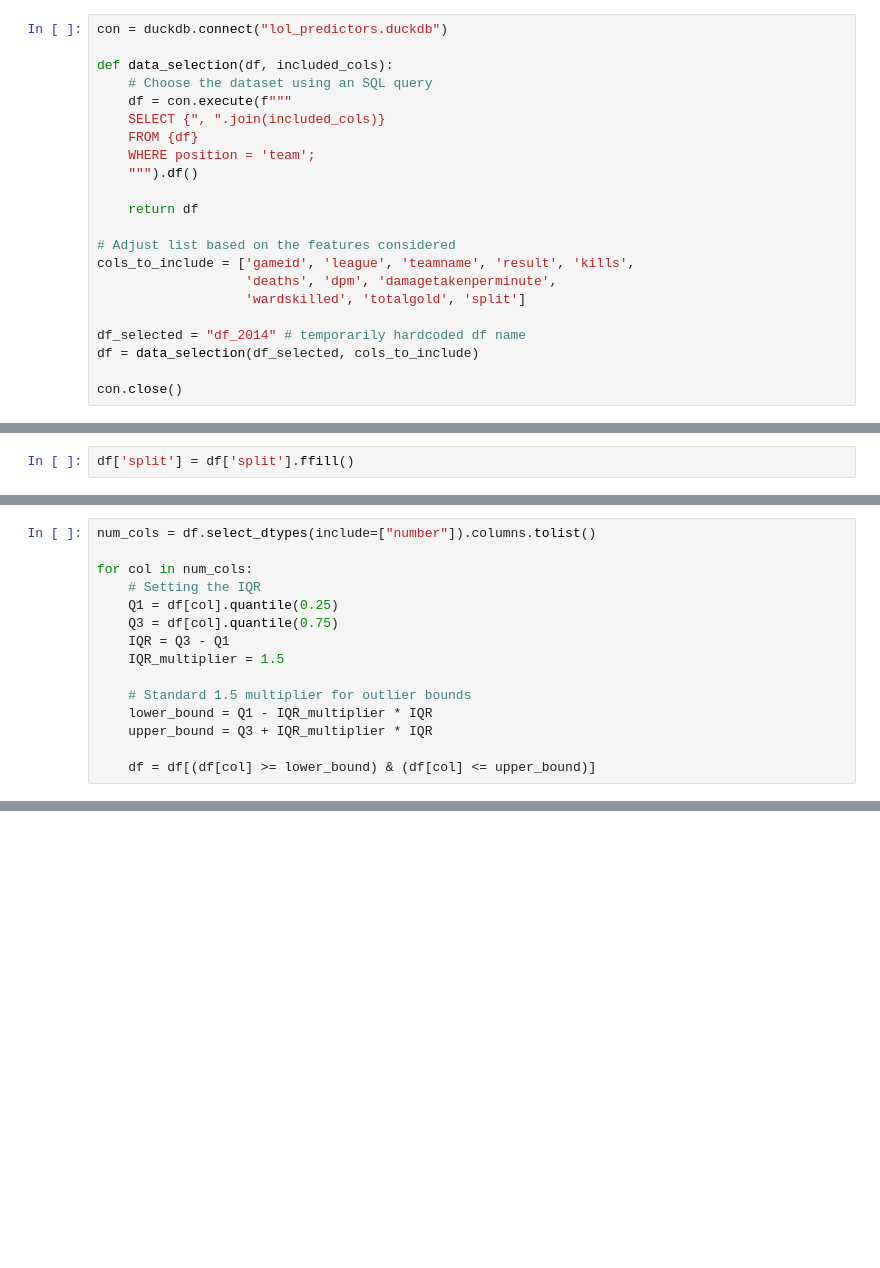
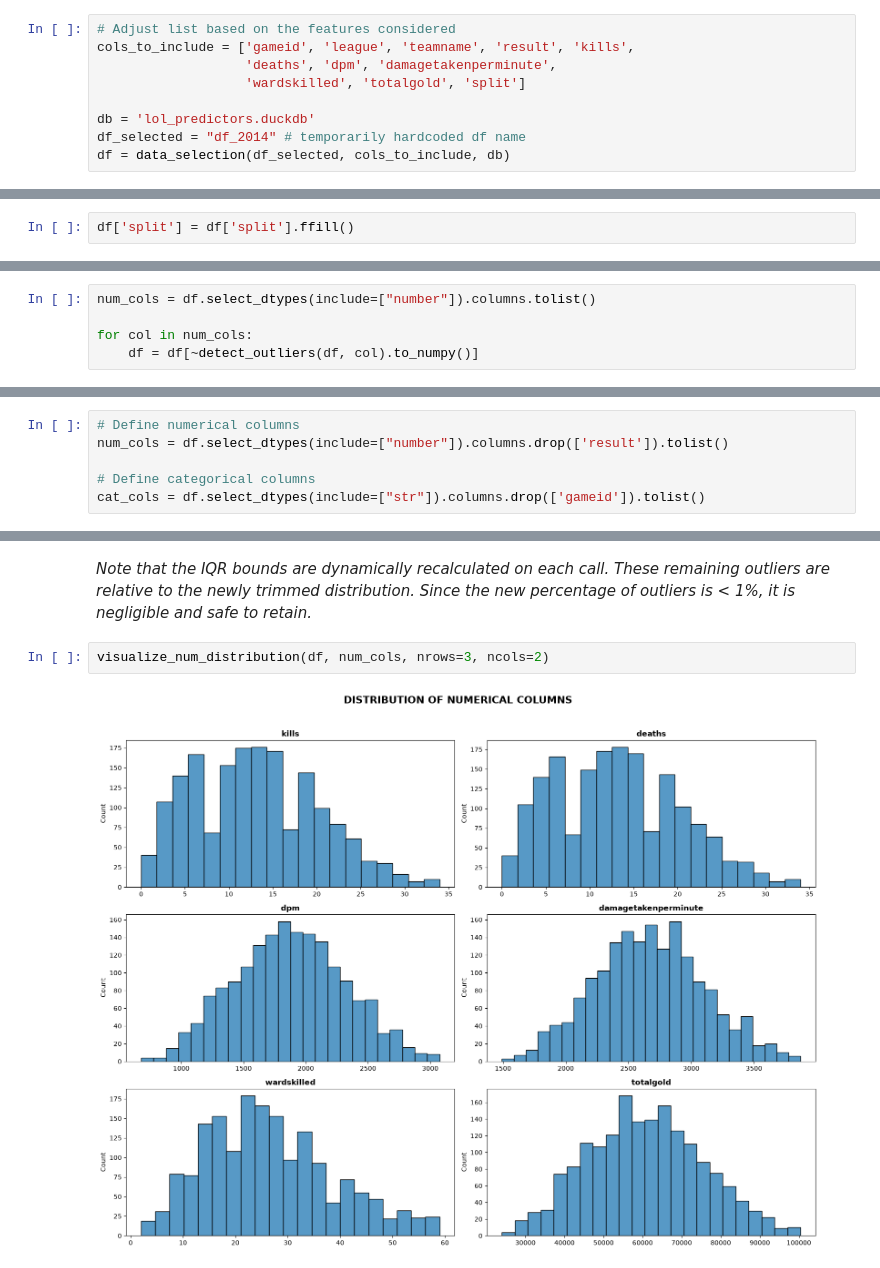
Before and after one commit to jkpjr/lol-esports-pickems-predictor, a Jupyter notebook: data_processing.ipynb, the cells around one changed output, grey strips where cells are left out. Cells and saved outputs as stored; diff of their text form; blank space fills up the shorter version.

```diff
--- a/data_processing.ipynb
+++ b/data_processing.ipynb
@@ -17,24 +18,11 @@ Load data and select features with an SQL query through the duckdb.
 Based on the EDA results, `year`, `patch`, and `gamelength` are removed because they have 0.00 correlation with the target variable `result`.
 On the other hand, `towers`, `assists`, and `goldspent` are removed because they have high correlation with other variables, which may cause multicollinearity during modeling.
 # %%
-con = duckdb.connect("lol_predictors.duckdb")
-
-def data_selection(df, included_cols):
-    # Choose the dataset using an SQL query
-    df = con.execute(f"""
-    SELECT {", ".join(included_cols)}
-    FROM {df}
-    WHERE position = 'team';
-    """).df()
-
-    return df
-
 # Adjust list based on the features considered
 cols_to_include = ['gameid', 'league', 'teamname', 'result', 'kills',
                    'deaths', 'dpm', 'damagetakenperminute',
                    'wardskilled', 'totalgold', 'split']
 
+db = 'lol_predictors.duckdb'
 df_selected = "df_2014" # temporarily hardcoded df name
-df = data_selection(df_selected, cols_to_include)
-
-con.close()
+df = data_selection(df_selected, cols_to_include, db)
@@ -61,14 +38,4 @@ We will **trim outliers** because even the feature `wardskilled` that has the hi
 num_cols = df.select_dtypes(include=["number"]).columns.tolist()
 
 for col in num_cols:
-    # Setting the IQR
-    Q1 = df[col].quantile(0.25)
-    Q3 = df[col].quantile(0.75)
-    IQR = Q3 - Q1
-    IQR_multiplier = 1.5
-
-    # Standard 1.5 multiplier for outlier bounds
-    lower_bound = Q1 - IQR_multiplier * IQR
-    upper_bound = Q3 + IQR_multiplier * IQR
-
-    df = df[(df[col] >= lower_bound) & (df[col] <= upper_bound)]
+    df = df[~detect_outliers(df, col).to_numpy()]
@@ -74,0 +133,6 @@ for col in num_cols:
+# %%
+# Define numerical columns
+num_cols = df.select_dtypes(include=["number"]).columns.drop(['result']).tolist()
+
+# Define categorical columns
+cat_cols = df.select_dtypes(include=["str"]).columns.drop(['gameid']).tolist()
@@ -74,0 +149,6 @@ for col in num_cols:
+# %% [markdown]
+*Note that the IQR bounds are dynamically recalculated on each call. These remaining outliers are relative to the newly trimmed distribution. Since the new percentage of outliers is < 1%, it is negligible and safe to retain.*
+# %%
+visualize_num_distribution(df, num_cols, nrows=3, ncols=2)
+# %% [output]
+[figure, added]
```
Also changed, not shown: parts of 15 cells of this notebook, 4 other files.
